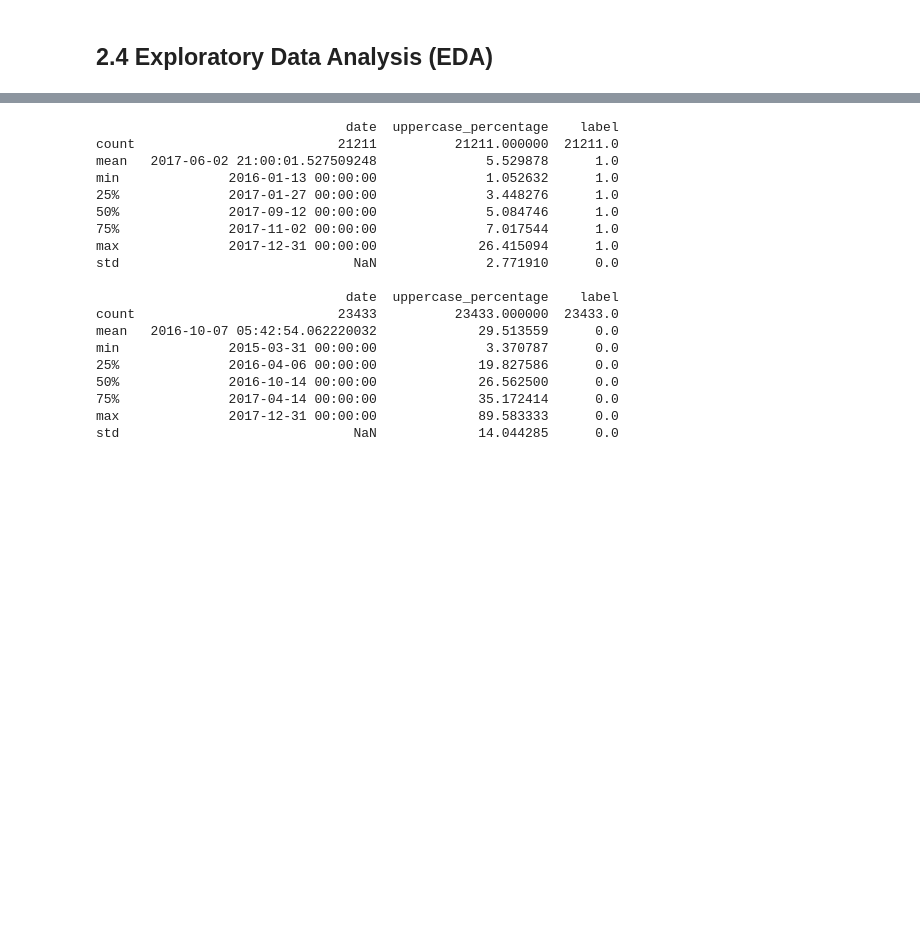
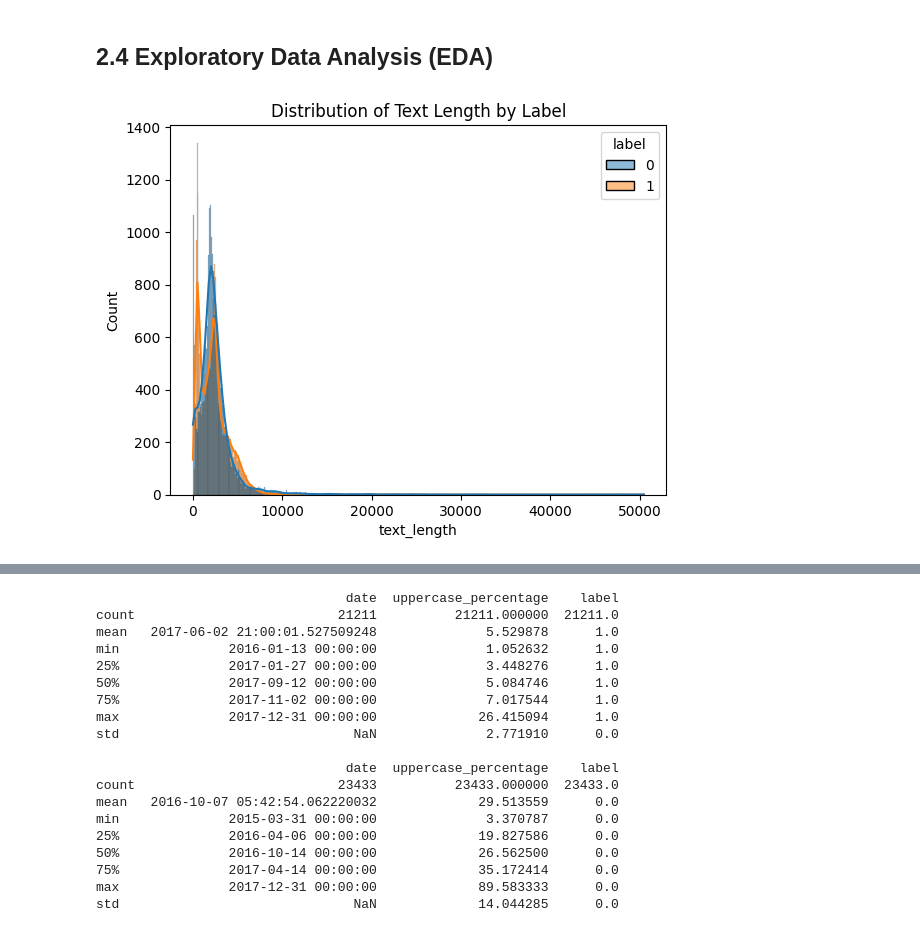
Before and after one commit to Val2425/MachineLearningProject-Korea2024, a Jupyter notebook: MachineLearningProject.ipynb, the cells around one changed output, grey strips where cells are left out. Cells and saved outputs as stored; diff of their text form; code cells hidden in the pictures; blank space fills up the shorter version.

```diff
--- a/MachineLearningProject.ipynb
+++ b/MachineLearningProject.ipynb
@@ -161,10 +160,10 @@ fake_df['title'] = fake_df['title'].str.lower()
 fake_df['text'] = fake_df['text'].str.lower()
 
 # Remove extra spaces
-true_df['title'] = true_df['title'].str.strip().str.replace(r'\s+', ' ', regex=True)
-true_df['text'] = true_df['text'].str.strip().str.replace(r'\s+', ' ', regex=True)
-fake_df['title'] = fake_df['title'].str.strip().str.replace(r'\s+', ' ', regex=True)
-fake_df['text'] = fake_df['text'].str.strip().str.replace(r'\s+', ' ', regex=True)
+true_df['title'] = true_df['title'].str.strip()
+true_df['text'] = true_df['text'].str.strip()
+fake_df['title'] = fake_df['title'].str.strip()
+fake_df['text'] = fake_df['text'].str.strip()
 # %% [markdown]
 ###**2.3.3 The subject column**
 # %% [markdown]
@@ -227,6 +226,7 @@ fake_df['label'] = 0  # 0 for fake news
 
 df = pd.concat([true_df, fake_df], ignore_index=True)
 print(df.head())
+df['text'] = df['text'].str.split().str.join(' ')
 # %% [output]
                                                title  \
 0  as us budget fight looms republicans flip thei...
@@ -250,5 +250,13 @@ print(df.head())
 4              5.797101      1
 # %% [markdown]
 ## **2.4 Exploratory Data Analysis (EDA)**
+# %%
+# Example: Distribution of text lengths
+df['text_length'] = df['text'].apply(len)
+sns.histplot(data=df, x='text_length', hue='label', kde=True)
+plt.title('Distribution of Text Length by Label')
+plt.show()
+# %% [output]
+[figure, added]
 # %%
 # Visualize a sample of the dataset
```
Also changed, not shown: parts of 5 cells of this notebook.
